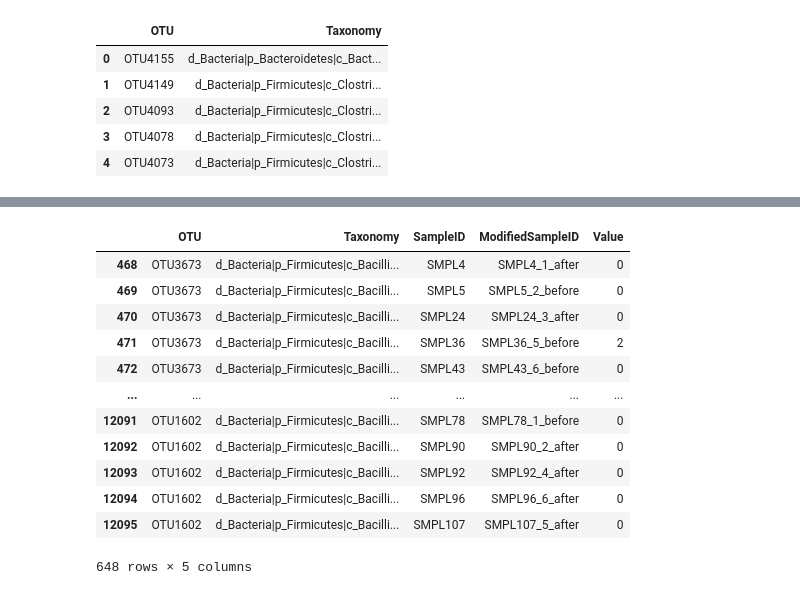
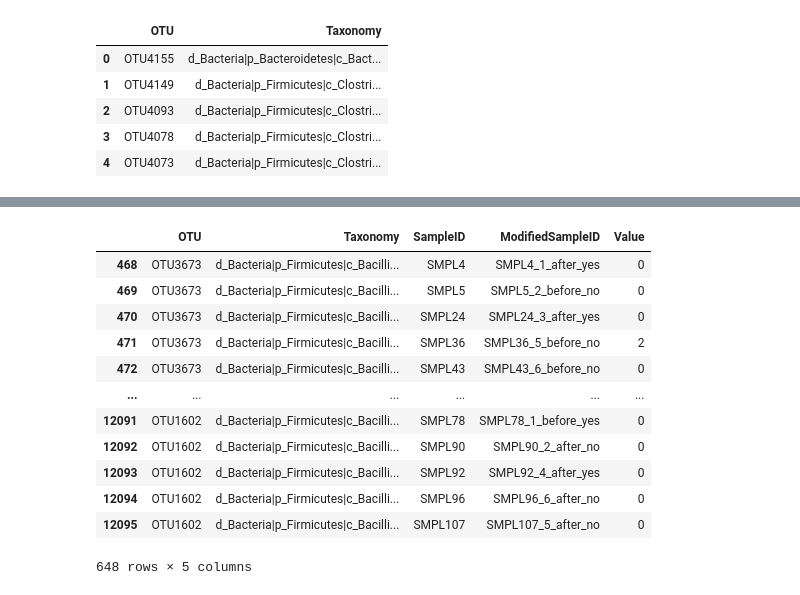
Before and after one commit to M100ika/data_analyzing_04_01_2024, a Jupyter notebook: 14.01.2024.ipynb, the cells around one changed output, grey strips where cells are left out. Cells and saved outputs as stored; diff of their text form; code cells hidden in the pictures.

```diff
--- a/14.01.2024.ipynb
+++ b/14.01.2024.ipynb
@@ -65,9 +65,10 @@ for col in merged_df.columns:
         merged_df = merged_df.rename(columns={col: col.replace('OTU_', 'OTU')})
 
 # Вывод результата
+merged_df_group = merged_df.drop(columns=['GROUP', 'date of birth'])
 merged_df = merged_df.drop(columns=['GROUP', 'date of birth'])
-merged_df.to_csv('dataframes/output/otu/otu_starting.csv', sep='\t')
-merged_df
+
+merged_df_group
 # %% [output]
 |  | SampleID | sample | day of research | OTU1 | OTU2 | OTU3 | OTU4 | OTU5 | OTU6 | OTU7 | ... |
 | 0 | SMPL4 | 1 | 60 | 15 | 3 | 2 | 8 | 123 | 2 | 1 | ... |
@@ -112,11 +113,41 @@ def modify_sample_id(row):
     else:
         return row['SampleID']
 
+def modify_sample_id_group(row):
+    if row['SampleID'] == 'SMPL4' and row['day of research'] == 60:
+        return 'SMPL4_1_after_yes'
+    elif row['SampleID'] == 'SMPL5' and row['day of research'] == 1:
+        return 'SMPL5_2_before_no'
+    elif row['SampleID'] == 'SMPL36' and row['day of research'] == 1:
+        return 'SMPL36_5_before_no'
+    elif row['SampleID'] == 'SMPL43' and row['day of research'] == 1:
+        return 'SMPL43_6_before_no'
+    elif row['SampleID'] == 'SMPL78' and row['day of research'] == 1:
+        return 'SMPL78_1_before_yes'
+    elif row['SampleID'] == 'SMPL90' and row['day of research'] == 60:
+        return 'SMPL90_2_after_no'
+    elif row['SampleID'] == 'SMPL96' and row['day of research'] == 60:
+        return 'SMPL96_6_after_no'
+    elif row['SampleID'] == 'SMPL107' and row['day of research'] == 55:
+        return 'SMPL107_5_after_no'
+    elif row['SampleID'] == 'SMPL24' and row['day of research'] == 60:
+        return 'SMPL24_3_after_yes'
+    elif row['SampleID'] == 'SMPL76' and row['day of research'] == 1:
+        return 'SMPL76_3_before_yes'
+    elif row['SampleID'] == 'SMPL67' and row['day of research'] == 1:
+        return 'SMPL67_4_before_yes'
+    elif row['SampleID'] == 'SMPL92' and row['day of research'] == 60:
+        return 'SMPL92_4_after_yes'
+    else:
+        return row['SampleID']
+
+merged_df_group['ModifiedSampleID'] = merged_df_group.apply(modify_sample_id_group, axis = 1)
 
 merged_df['ModifiedSampleID'] = merged_df.apply(modify_sample_id, axis=1)
 #merged_df = merged_df.drop(columns = ['sample', 'day of research'])
 columns_order = ['SampleID', 'ModifiedSampleID'] + [col for col in merged_df.columns if col not in ['SampleID', 'ModifiedSampleID']]
 merged_df = merged_df[columns_order]
-merged_df
+merged_df_group = merged_df_group[columns_order]
+merged_df_group
 # %% [output]
 |  | SampleID | ModifiedSampleID | sample | day of research | OTU1 | OTU2 | OTU3 | OTU4 | OTU5 | ... |
@@ -159,6 +190,9 @@ hiera_blast.head()
 | 4 | OTU4073 | d_Bacteria|p_Firmicutes|c_Clostri... |
 # %%
 long_merged_df = pd.melt(merged_df, id_vars=['SampleID','ModifiedSampleID'], var_name='OTU', value_name='Value')
+long_merged_df_group = pd.melt(merged_df_group, id_vars=['SampleID','ModifiedSampleID'], var_name='OTU', value_name='Value')
 
 # Объединяем hiera_blast с long_merged_df по столбцу 'OTU'
 merged_result = pd.merge(hiera_blast, long_merged_df, on='OTU', how='inner')
+merged_df_group_result = pd.merge(hiera_blast, long_merged_df_group, on='OTU', how='inner')
+merged_df_group_result
@@ -165,19 +213,20 @@ merged_result = pd.merge(hiera_blast, long_merged_df, on='OTU', how='inner')
 # %%
 merged_result_lacto_bifido_coll_corio = merged_result[merged_result['Taxonomy'].str.contains('Lactobacillales|Bifidobacteriales|Collinsella|Coriobacteriales', na=False)]
-merged_result_lacto_bifido_coll_corio
+merged_result_lacto_bifido_coll_corio_group = merged_df_group_result[merged_df_group_result['Taxonomy'].str.contains('Lactobacillales|Bifidobacteriales|Collinsella|Coriobacteriales', na=False)]
+merged_result_lacto_bifido_coll_corio_group
 # %% [output]
 |  | OTU | Taxonomy | SampleID | ModifiedSampleID | Value |
-| 468 | OTU3673 | d_Bacteria|p_Firmicutes|c_Bacilli... | SMPL4 | SMPL4_1_after | 0 |
-| 469 | OTU3673 | d_Bacteria|p_Firmicutes|c_Bacilli... | SMPL5 | SMPL5_2_before | 0 |
-| 470 | OTU3673 | d_Bacteria|p_Firmicutes|c_Bacilli... | SMPL24 | SMPL24_3_after | 0 |
-| 471 | OTU3673 | d_Bacteria|p_Firmicutes|c_Bacilli... | SMPL36 | SMPL36_5_before | 2 |
-| 472 | OTU3673 | d_Bacteria|p_Firmicutes|c_Bacilli... | SMPL43 | SMPL43_6_before | 0 |
+| 468 | OTU3673 | d_Bacteria|p_Firmicutes|c_Bacilli... | SMPL4 | SMPL4_1_after_yes | 0 |
+| 469 | OTU3673 | d_Bacteria|p_Firmicutes|c_Bacilli... | SMPL5 | SMPL5_2_before_no | 0 |
+| 470 | OTU3673 | d_Bacteria|p_Firmicutes|c_Bacilli... | SMPL24 | SMPL24_3_after_yes | 0 |
+| 471 | OTU3673 | d_Bacteria|p_Firmicutes|c_Bacilli... | SMPL36 | SMPL36_5_before_no | 2 |
+| 472 | OTU3673 | d_Bacteria|p_Firmicutes|c_Bacilli... | SMPL43 | SMPL43_6_before_no | 0 |
 | ... | ... | ... | ... | ... | ... |
-| 12091 | OTU1602 | d_Bacteria|p_Firmicutes|c_Bacilli... | SMPL78 | SMPL78_1_before | 0 |
-| 12092 | OTU1602 | d_Bacteria|p_Firmicutes|c_Bacilli... | SMPL90 | SMPL90_2_after | 0 |
-| 12093 | OTU1602 | d_Bacteria|p_Firmicutes|c_Bacilli... | SMPL92 | SMPL92_4_after | 0 |
-| 12094 | OTU1602 | d_Bacteria|p_Firmicutes|c_Bacilli... | SMPL96 | SMPL96_6_after | 0 |
-| 12095 | OTU1602 | d_Bacteria|p_Firmicutes|c_Bacilli... | SMPL107 | SMPL107_5_after | 0 |
+| 12091 | OTU1602 | d_Bacteria|p_Firmicutes|c_Bacilli... | SMPL78 | SMPL78_1_before_yes | 0 |
+| 12092 | OTU1602 | d_Bacteria|p_Firmicutes|c_Bacilli... | SMPL90 | SMPL90_2_after_no | 0 |
+| 12093 | OTU1602 | d_Bacteria|p_Firmicutes|c_Bacilli... | SMPL92 | SMPL92_4_after_yes | 0 |
+| 12094 | OTU1602 | d_Bacteria|p_Firmicutes|c_Bacilli... | SMPL96 | SMPL96_6_after_no | 0 |
+| 12095 | OTU1602 | d_Bacteria|p_Firmicutes|c_Bacilli... | SMPL107 | SMPL107_5_after_no | 0 |
 648 rows × 5 columns
 # %%
 def to_pivot(df):
```
Also changed, not shown: parts of 8 cells of this notebook, 11 other files.
